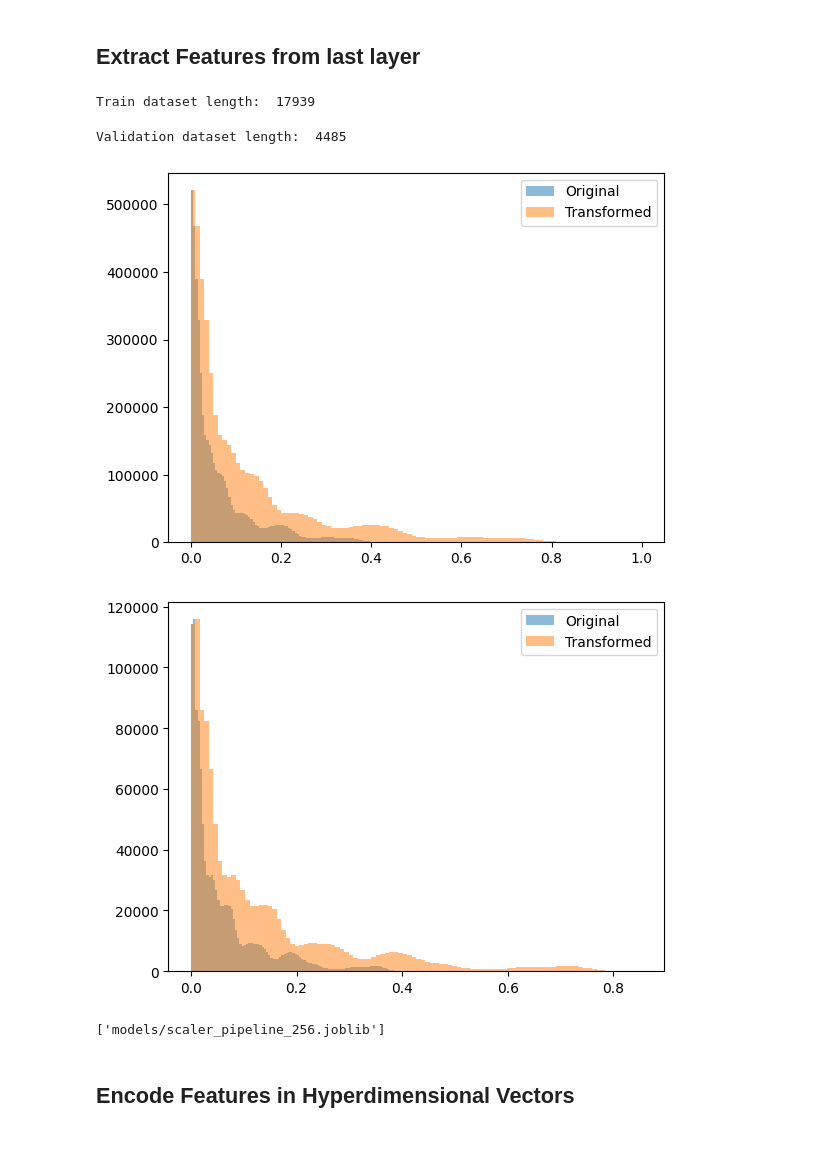
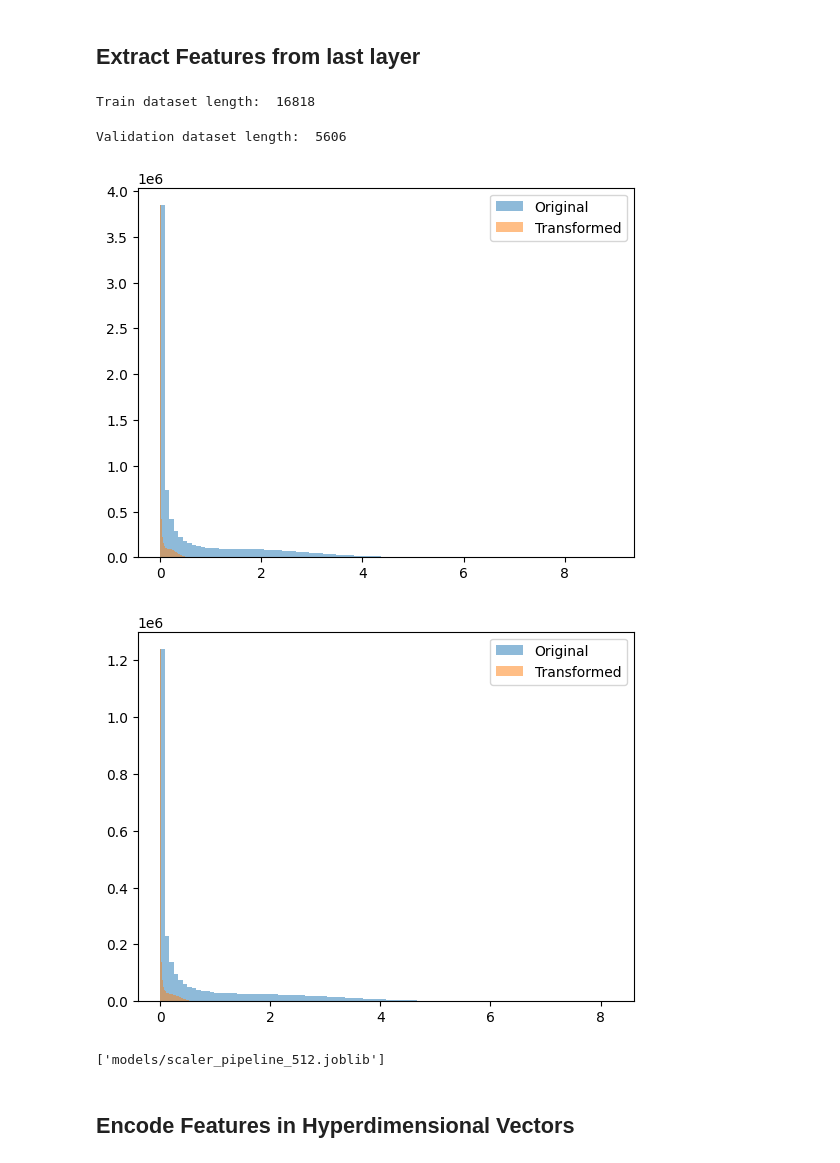
Before and after one commit to francescobraicovich/Distracted-Driver-Detection, a Jupyter notebook: distracted_driving.ipynb, the cells around one changed output. Cells and saved outputs as stored; diff of their text form; code cells hidden in the pictures.

```diff
--- a/distracted_driving.ipynb
+++ b/distracted_driving.ipynb
@@ -17,17 +17,17 @@ torch.manual_seed(21)
 random.seed(21)
 
 # Hyperparameters
-dim = 20000                # Hypervector dimensionality
+dim = 10000                # Hypervector dimensionality
 num_levels = 10              # Number of quantization levels for pixel intensities
 batch_size = 128             # Batch size for training and testing
-num_epochs = 10              # Number of training epochs
+num_epochs = 12              # Number of training epochs
 learning_rate = 0.001      # Learning rate for the optimizer (initial before scheduler)
 workers = 8                 # Number of workers for the DataLoader
-image_resize = (90, 120)   # Resize images to this size
+image_resize = (120, 160)   # Resize images to this size
 percentage_to_train = 1   # Percentage of the dataset to use for training
-train_split = 0.8      # Percentage of the training set to use for training
+train_split = 0.75      # Percentage of the training set to use for training
 num_classes = 10       # Number of classes in the dataset
-num_features = 256   # Number of features to extract from the images
+num_features = 512   # Number of features to extract from the images
 use_gpu = torch.cuda.is_available()
 
 # define path and percentage of data to use
@@ -163,39 +155,48 @@ for i in tqdm(range(0, len(val_dataset), batch_size), desc='Extracting features
     features = model(images)
     val_features[i: i+batch_size] = features.detach().numpy()
 # %% [output]
-Train dataset length:  17939
+Train dataset length:  16818
-Validation dataset length:  4485
+Validation dataset length:  5606
+# %%
+from sklearn.base import BaseEstimator, TransformerMixin
+
+# Custom transformer
+class SimpleScaler(BaseEstimator, TransformerMixin):
+    def fit(self, X, y=None):
+        self.maximum = np.max(X)
+        self.minimum = np.min(X)
+        return self
+
+    def transform(self, X):
+        return (X - self.minimum) / (self.maximum - self.minimum)
 # %%
 from sklearn.pipeline import Pipeline
-from sklearn.preprocessing import StandardScaler, PowerTransformer, MinMaxScaler
 import matplotlib.pyplot as plt
 
 # Define the pipeline with each scaler in order
 scaler_pipeline = Pipeline([
-    ('min_max_scaler', MinMaxScaler())
+    ('simple_scaler', SimpleScaler())
 ])
 
+# Flatten the features to 1D and transform them (for plotting purposes)
 flat_train_features = train_features.flatten().reshape(-1, 1)
-
-# normalize the features
-transformed_train_features = scaler_pipeline.fit_transform(flat_train_features)
+transformed_train_features_flat = scaler_pipeline.fit_transform(flat_train_features)
 
 # plot the normalised scaled features
 plt.hist(flat_train_features, bins=100, alpha=0.5, label='Original')
-plt.hist(transformed_train_features, bins=100, alpha=0.5, label='Transformed')
+plt.hist(transformed_train_features_flat, bins=100, alpha=0.5, label='Transformed')
 plt.legend()
 plt.show()
 
-transformed_val_features = scaler_pipeline.transform(val_features.flatten().reshape(-1, 1))
+# Flatten the features to 1D and transform them (for plotting purposes)
+flat_val_features = val_features.flatten().reshape(-1, 1)
+transformed_val_features_flat = scaler_pipeline.transform(flat_val_features)
 
 # plot the normalised scaled features
 plt.hist(val_features.flatten(), bins=100, alpha=0.5, label='Original')
-plt.hist(transformed_val_features, bins=100, alpha=0.5, label='Transformed')
+plt.hist(transformed_val_features_flat, bins=100, alpha=0.5, label='Transformed')
 plt.legend()
 plt.show()
-
-transformed_train_features = transformed_train_features.reshape(-1, num_features)
-transformed_val_features = transformed_val_features.reshape(-1, num_features)
 # %% [output]
-[figure, old version]
+[figure, new version]
-[figure, old version]
+[figure, new version]
@@ -204,7 +208,7 @@ transformed_val_features = transformed_val_features.reshape(-1, num_features)
 import joblib
 joblib.dump(scaler_pipeline, f'models/scaler_pipeline_{num_features}.joblib')
 # %% [output]
-['models/scaler_pipeline_256.joblib']
+['models/scaler_pipeline_512.joblib']
 # %% [markdown]
 ## Encode Features in Hyperdimensional Vectors
 # %%
```
Also changed, not shown: parts of 14 cells of this notebook.
